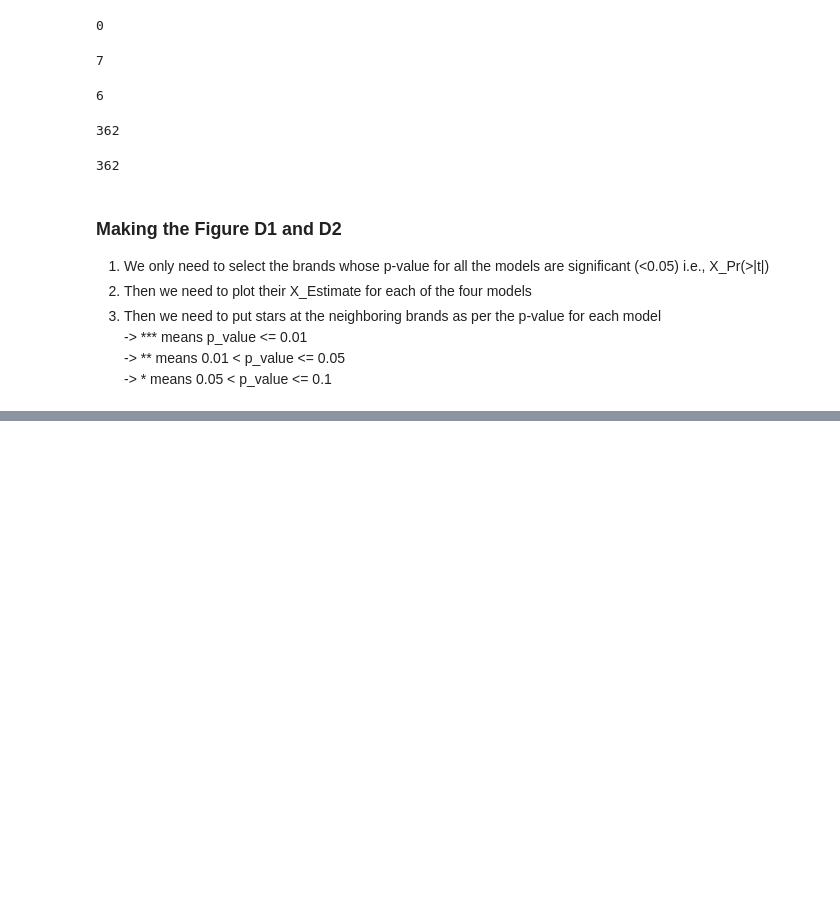
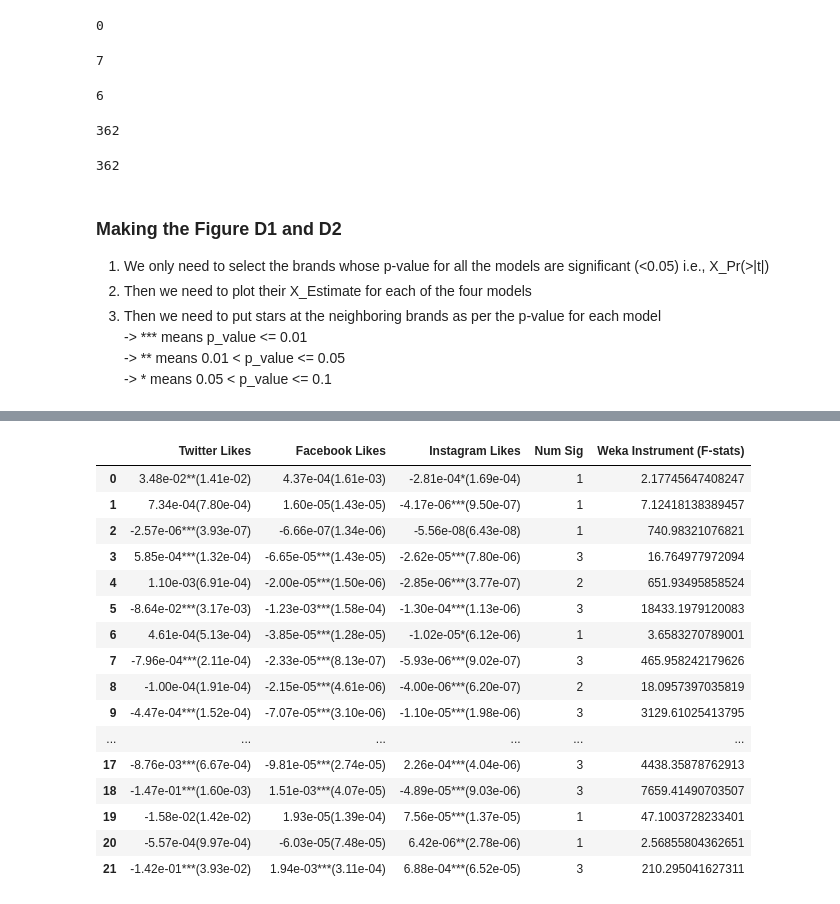
Before and after one commit to embedded-robotics/local-business-network, a Jupyter notebook: part3_visuals_tables/figure_d1_d2.ipynb, the cells around one changed output, grey strips where cells are left out. Cells and saved outputs as stored; diff of their text form; code cells hidden in the pictures; blank space fills up the shorter version.

```diff
--- a/part3_visuals_tables/figure_d1_d2.ipynb
+++ b/part3_visuals_tables/figure_d1_d2.ipynb
@@ -147,3 +149,42 @@ lin_reviews = coeff_est_df_filtered[coeff_est_df_filtered['type'] == 'fe_reviews
 lin_visits = coeff_est_df_filtered[coeff_est_df_filtered['type'] == 'fe_reviews_visits'].sort_values('X_Estimate', ascending=False)
 exp_reviews = coeff_est_df_filtered[coeff_est_df_filtered['type'] == 'fe_exp_reviews_reviews'].sort_values('X_Estimate', ascending=False)
 exp_visits = coeff_est_df_filtered[coeff_est_df_filtered['type'] == 'fe_exp_reviews_visits'].sort_values('X_Estimate', ascending=False)
+# %%
+def prepare_first_stage_results_review(row):
+    # Twitter Vaues
+    tw_estimate = format(float(row['IV_firststage_reviews_tw_Estimate']), '.2e')
+    tw_std_err = format(float(row['IV_firststage_reviews_tw_Std. Error']), '.2e')
+    tw_p_value = float(row['IV_firststage_reviews_tw_Pr(>|t|)'])
+
+    # Facebook Vaues
+    fb_estimate = format(float(row['IV_firststage_reviews_fb_Estimate']), '.2e')
+    fb_std_err = format(float(row['IV_firststage_reviews_fb_Std. Error']), '.2e')
+    fb_p_value = float(row['IV_firststage_reviews_fb_Pr(>|t|)'])
+
+    # Instagram Vaues
+    ig_estimate = format(float(row['IV_firststage_reviews_ig_Estimate']), '.2e')
+    ig_std_err = format(float(row['IV_firststage_reviews_ig_Std. Error']), '.2e')
+    ig_p_value = float(row['IV_firststage_reviews_ig_Pr(>|t|)'])
+
+    # Getting table entries
+    twitter_likes = str(tw_estimate) + get_pvalue_stars(tw_p_value) + "({})".format(tw_std_err)
+    facebook_likes = str(fb_estimate) + get_pvalue_stars(fb_p_value) + "({})".format(fb_std_err)
+    instagram_likes = str(ig_estimate) + get_pvalue_stars(ig_p_value) + "({})".format(ig_std_err)
+
+    # Calculating significant variables
+    num_sig = 0
+
+    if (tw_p_value <= 0.05):
+        num_sig += 1
+
+    if (fb_p_value <= 0.05):
+        num_sig += 1
+
+    if (ig_p_value <= 0.05):
+        num_sig += 1
+
+    # Getting WaldTest F-Stats
+    wald_f_stat = row['WaldTest_F']
+
+    return pd.Series([twitter_likes, facebook_likes, instagram_likes, num_sig, wald_f_stat],
+                     index=['Twitter Likes', 'Facebook Likes', 'Instagram Likes', 'Num Sig', 'Weka Instrument (F-stats)'])
@@ -149,0 +206,21 @@ exp_visits = coeff_est_df_filtered[coeff_est_df_filtered['type'] == 'fe_exp_revi
+# %%
+first_stage_linear_reviews = lin_reviews.apply(prepare_first_stage_results_review, axis=1, result_type='expand').reset_index(drop=True)
+first_stage_linear_reviews
+# %% [output]
+|  | Twitter Likes | Facebook Likes | Instagram Likes | Num Sig | Weka Instrument (F-stats) |
+| 0 | 3.48e-02**(1.41e-02) | 4.37e-04(1.61e-03) | -2.81e-04*(1.69e-04) | 1 | 2.17745647408247 |
+| 1 | 7.34e-04(7.80e-04) | 1.60e-05(1.43e-05) | -4.17e-06***(9.50e-07) | 1 | 7.12418138389457 |
+| 2 | -2.57e-06***(3.93e-07) | -6.66e-07(1.34e-06) | -5.56e-08(6.43e-08) | 1 | 740.98321076821 |
+| 3 | 5.85e-04***(1.32e-04) | -6.65e-05***(1.43e-05) | -2.62e-05***(7.80e-06) | 3 | 16.764977972094 |
+| 4 | 1.10e-03(6.91e-04) | -2.00e-05***(1.50e-06) | -2.85e-06***(3.77e-07) | 2 | 651.93495858524 |
+| 5 | -8.64e-02***(3.17e-03) | -1.23e-03***(1.58e-04) | -1.30e-04***(1.13e-06) | 3 | 18433.1979120083 |
+| 6 | 4.61e-04(5.13e-04) | -3.85e-05***(1.28e-05) | -1.02e-05*(6.12e-06) | 1 | 3.6583270789001 |
+| 7 | -7.96e-04***(2.11e-04) | -2.33e-05***(8.13e-07) | -5.93e-06***(9.02e-07) | 3 | 465.958242179626 |
+| 8 | -1.00e-04(1.91e-04) | -2.15e-05***(4.61e-06) | -4.00e-06***(6.20e-07) | 2 | 18.0957397035819 |
+| 9 | -4.47e-04***(1.52e-04) | -7.07e-05***(3.10e-06) | -1.10e-05***(1.98e-06) | 3 | 3129.61025413795 |
+| ... | ... | ... | ... | ... | ... |
+| 17 | -8.76e-03***(6.67e-04) | -9.81e-05***(2.74e-05) | 2.26e-04***(4.04e-06) | 3 | 4438.35878762913 |
+| 18 | -1.47e-01***(1.60e-03) | 1.51e-03***(4.07e-05) | -4.89e-05***(9.03e-06) | 3 | 7659.41490703507 |
+| 19 | -1.58e-02(1.42e-02) | 1.93e-05(1.39e-04) | 7.56e-05***(1.37e-05) | 1 | 47.1003728233401 |
+| 20 | -5.57e-04(9.97e-04) | -6.03e-05(7.48e-05) | 6.42e-06**(2.78e-06) | 1 | 2.56855804362651 |
+| 21 | -1.42e-01***(3.93e-02) | 1.94e-03***(3.11e-04) | 6.88e-04***(6.52e-05) | 3 | 210.295041627311 |
```
Also changed, not shown: parts of 11 cells of this notebook.
